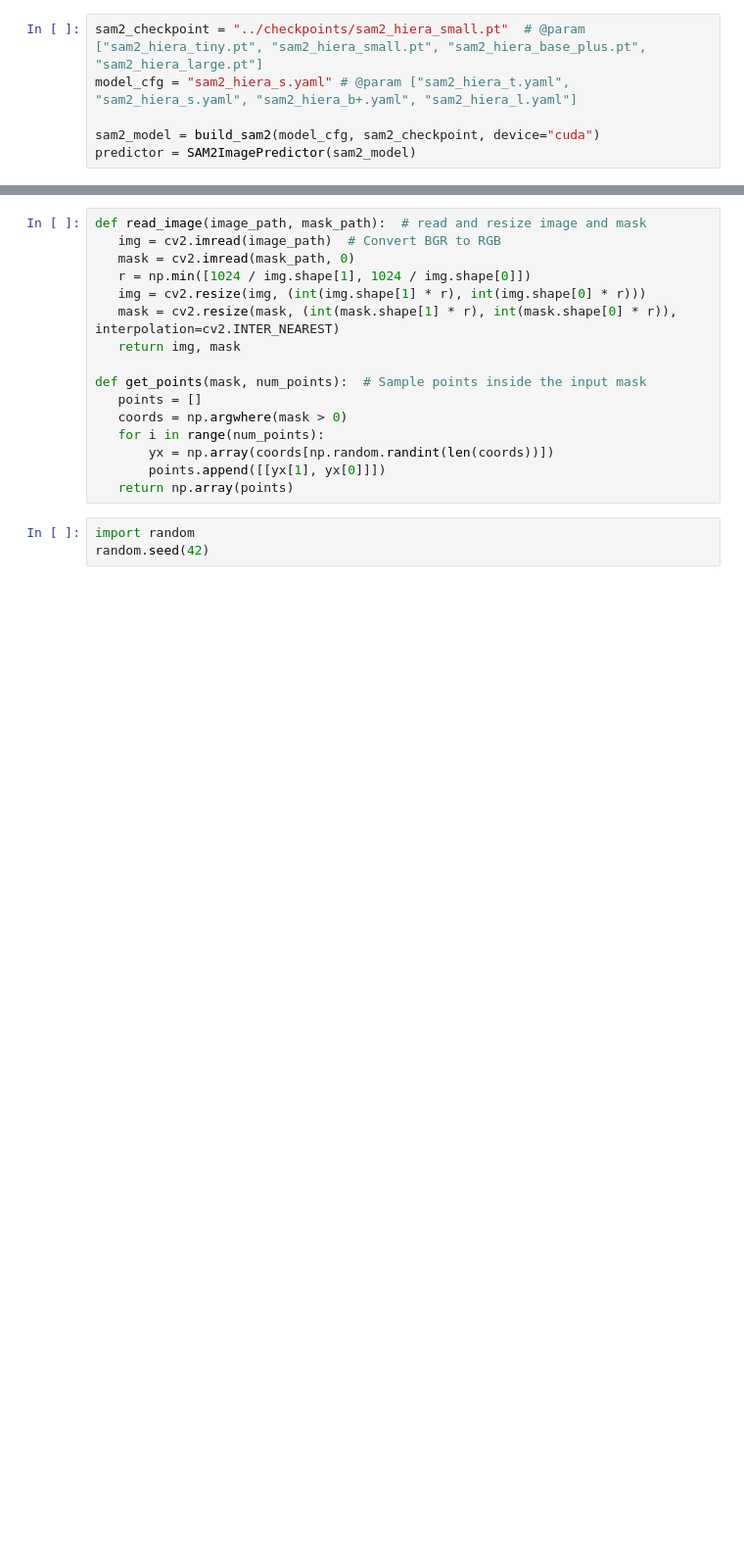
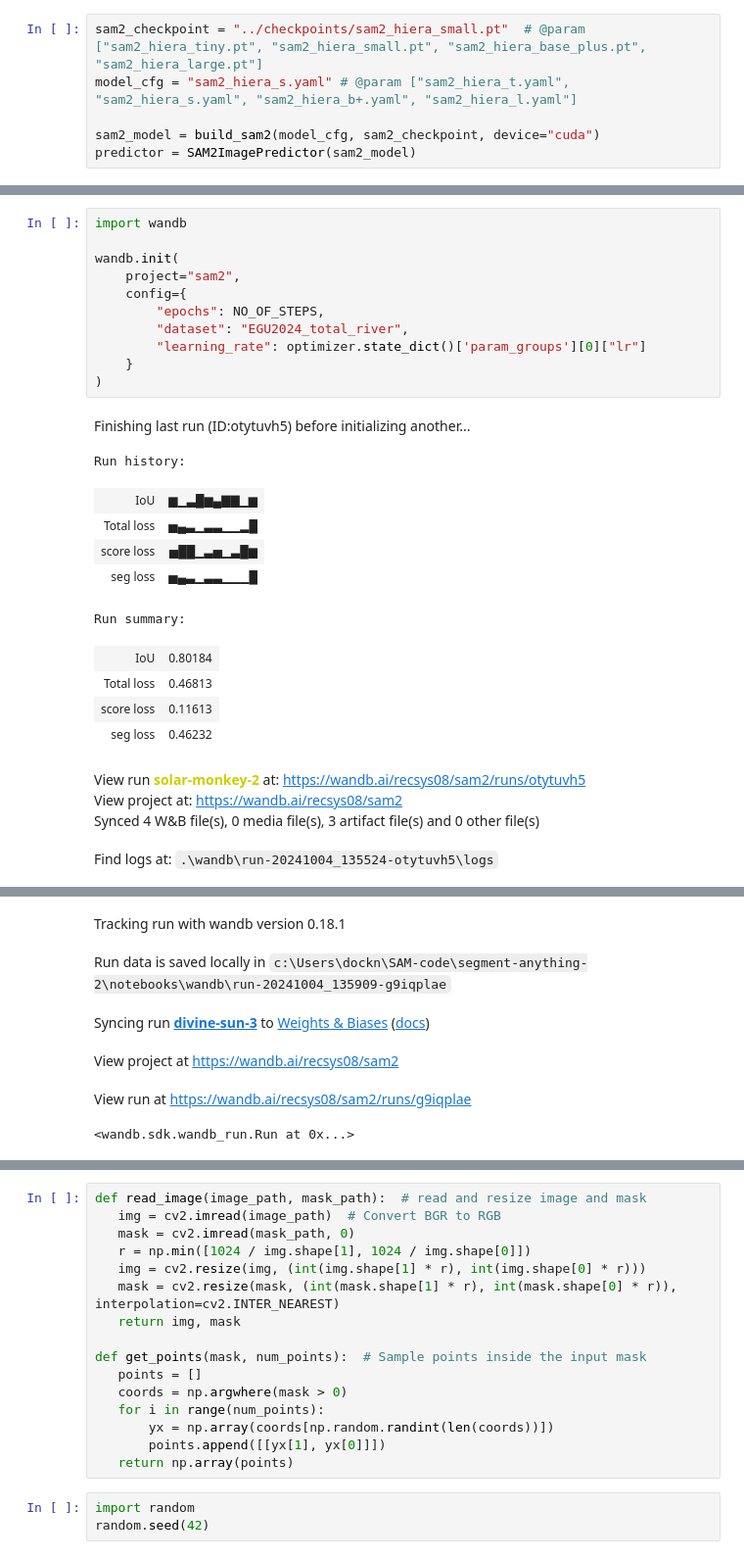
Before and after one commit to KimJin-Yong/segment-anything-2, a Jupyter notebook: notebooks/fine_tune.ipynb, the cells around one changed output, grey strips where cells are left out. Shown at 98% size. Saved outputs shown, nothing was run; the diff lists cells and outputs as text; blank space fills up the shorter version.

```diff
--- a/notebooks/fine_tune.ipynb
+++ b/notebooks/fine_tune.ipynb
@@ -149,0 +179,27 @@ FINE_TUNED_MODEL_NAME = "fine_tuned_sam2"
+# %%
+import wandb
+
+wandb.init(
+    project="sam2",
+    config={
+        "epochs": NO_OF_STEPS,
+        "dataset": "EGU2024_total_river",
+        "learning_rate": optimizer.state_dict()['param_groups'][0]["lr"]
+    }
+)
+# %% [output]
+Finishing last run (ID:otytuvh5) before initializing another...
+Run history:
+| IoU | ▆▁▃█▆▄▇▇▁▆ |
+| Total loss | ▅▄▃▁▃▃▁▁▂█ |
+| score loss | ▅██▁▃▅▁▃█▆ |
+| seg loss | ▅▄▃▁▃▃▁▁▁█ |
+Run summary:
+| IoU | 0.80184 |
+| Total loss | 0.46813 |
+| score loss | 0.11613 |
+| seg loss | 0.46232 |
+View run solar-monkey-2 at: https://wandb.ai/recsys08/sam2/runs/otytuvh5
+View project at: https://wandb.ai/recsys08/sam2
+Synced 4 W&B file(s), 0 media file(s), 3 artifact file(s) and 0 other file(s)
+Find logs at: .\wandb\run-20241004_135524-otytuvh5\logs
@@ -150,3 +207,9 @@ FINE_TUNED_MODEL_NAME = "fine_tuned_sam2"
+Tracking run with wandb version 0.18.1
+Run data is saved locally in c:\Users\dockn\SAM-code\segment-anything-2\notebooks\wandb\run-20241004_135909-g9iqplae
+Syncing run divine-sun-3 to Weights & Biases (docs)
+View project at https://wandb.ai/recsys08/sam2
+View run at https://wandb.ai/recsys08/sam2/runs/g9iqplae
+<wandb.sdk.wandb_run.Run at 0x...>
 # %%
 # Initialize scheduler
 scheduler = torch.optim.lr_scheduler.StepLR(optimizer, step_size=500, gamma=0.2) # 500 , 250, gamma = 0.1
```
Also changed, not shown: parts of 17 cells of this notebook, 26 other files.
